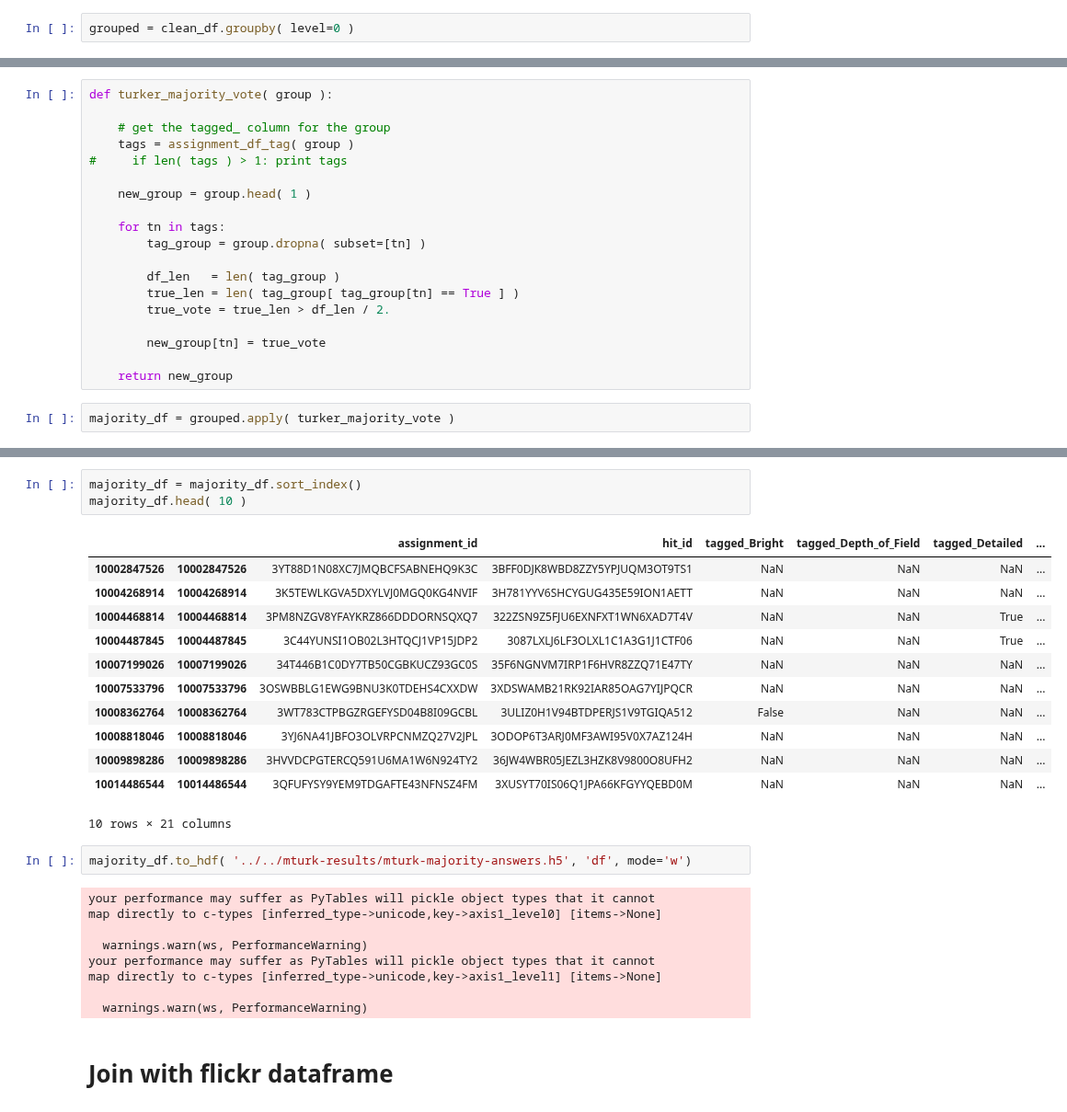
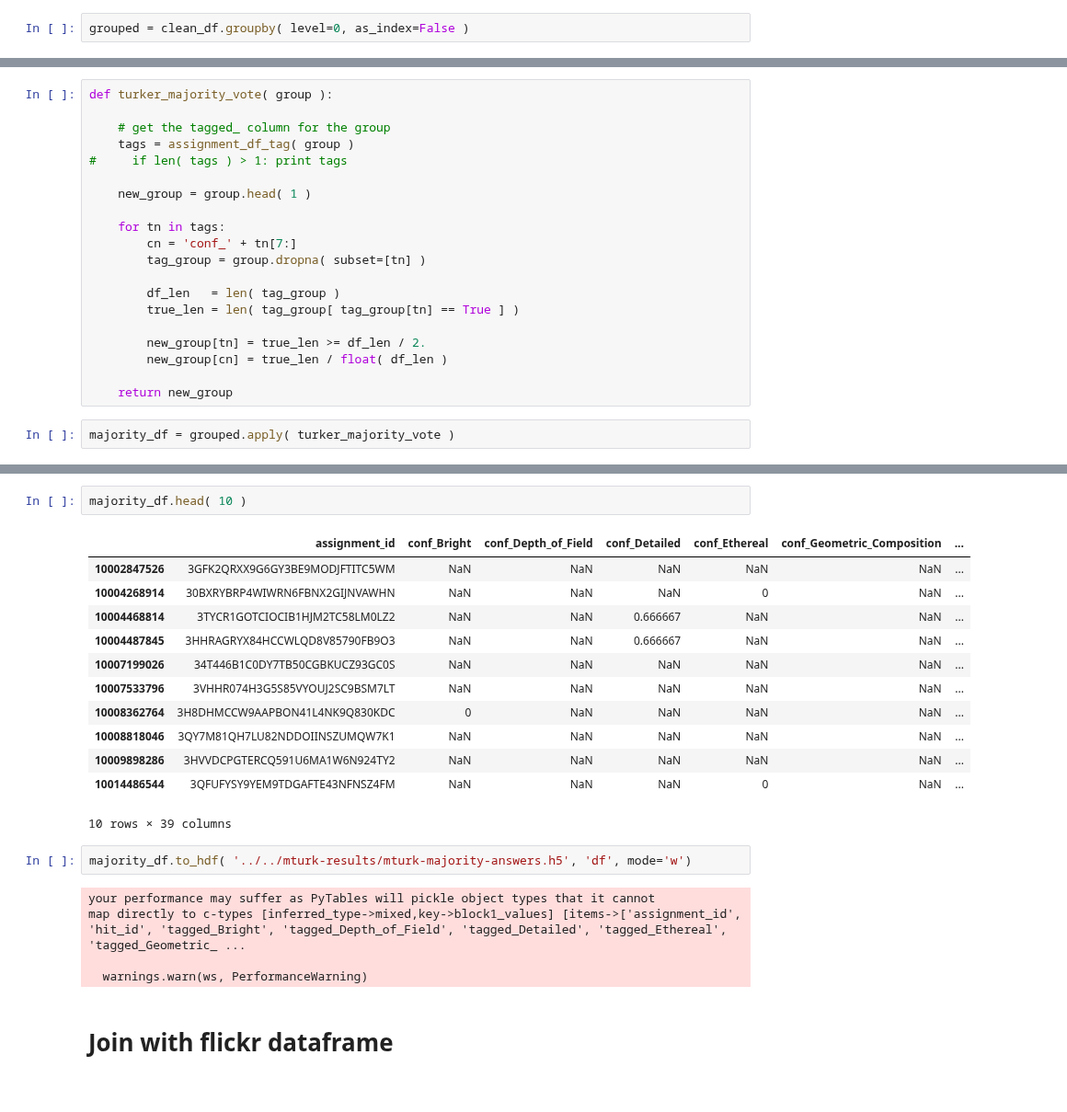
Before and after one commit to matttrent/vislab, a Jupyter notebook: notebooks/mturk_get_results.ipynb, the cells around one changed output, grey strips where cells are left out. Shown at 92% size. Cells and saved outputs as stored; diff of their text form.

```diff
--- a/notebooks/mturk_get_results.ipynb
+++ b/notebooks/mturk_get_results.ipynb
@@ -440,7 +458,7 @@ clean_df.to_hdf( '../../mturk-results/mturk-cleaned-answers.h5', 'df', mode='w')
 # %%
 clean_df = clean_df.sort_index()
 # %%
-grouped = clean_df.groupby( level=0 )
+grouped = clean_df.groupby( level=0, as_index=False )
 # %%
 print len( clean_df )
 print len( grouped )
@@ -486,13 +504,14 @@ def turker_majority_vote( group ):
     new_group = group.head( 1 )
 
     for tn in tags:
+        cn = 'conf_' + tn[7:]
         tag_group = group.dropna( subset=[tn] )
 
         df_len   = len( tag_group )
         true_len = len( tag_group[ tag_group[tn] == True ] )
-        true_vote = true_len > df_len / 2.
 
-        new_group[tn] = true_vote
+        new_group[tn] = true_len >= df_len / 2.
+        new_group[cn] = true_len / float( df_len )
 
     return new_group
 # %%
@@ -508,30 +547,25 @@ print len( clean_df.index.unique() )
 # %%
-majority_df = majority_df.sort_index()
 majority_df.head( 10 )
 # %% [output]
-|  |  | assignment_id | hit_id | tagged_Bright | tagged_Depth_of_Field | tagged_Detailed | ... |
-| 10002847526 | 10002847526 | 3YT88D1N08XC7JMQBCFSABNEHQ9K3C | 3BFF0DJK8WBD8ZZY5YPJUQM3OT9TS1 | NaN | NaN | NaN | ... |
-| 10004268914 | 10004268914 | 3K5TEWLKGVA5DXYLVJ0MGQ0KG4NVIF | 3H781YYV6SHCYGUG435E59ION1AETT | NaN | NaN | NaN | ... |
-| 10004468814 | 10004468814 | 3PM8NZGV8YFAYKRZ866DDDORNSQXQ7 | 322ZSN9Z5FJU6EXNFXT1WN6XAD7T4V | NaN | NaN | True | ... |
-| 10004487845 | 10004487845 | 3C44YUNSI1OB02L3HTQCJ1VP15JDP2 | 3087LXLJ6LF3OLXL1C1A3G1J1CTF06 | NaN | NaN | True | ... |
-| 10007199026 | 10007199026 | 34T446B1C0DY7TB50CGBKUCZ93GC0S | 35F6NGNVM7IRP1F6HVR8ZZQ71E47TY | NaN | NaN | NaN | ... |
-| 10007533796 | 10007533796 | 3OSWBBLG1EWG9BNU3K0TDEHS4CXXDW | 3XDSWAMB21RK92IAR85OAG7YIJPQCR | NaN | NaN | NaN | ... |
-| 10008362764 | 10008362764 | 3WT783CTPBGZRGEFYSD04B8I09GCBL | 3ULIZ0H1V94BTDPERJS1V9TGIQA512 | False | NaN | NaN | ... |
-| 10008818046 | 10008818046 | 3YJ6NA41JBFO3OLVRPCNMZQ27V2JPL | 3ODOP6T3ARJ0MF3AWI95V0X7AZ124H | NaN | NaN | NaN | ... |
-| 10009898286 | 10009898286 | 3HVVDCPGTERCQ591U6MA1W6N924TY2 | 36JW4WBR05JEZL3HZK8V9800O8UFH2 | NaN | NaN | NaN | ... |
-| 10014486544 | 10014486544 | 3QFUFYSY9YEM9TDGAFTE43NFNSZ4FM | 3XUSYT70IS06Q1JPA66KFGYYQEBD0M | NaN | NaN | NaN | ... |
+|  | assignment_id | conf_Bright | conf_Depth_of_Field | conf_Detailed | conf_Ethereal | conf_Geometric_Composition | ... |
+| 10002847526 | 3GFK2QRXX9G6GY3BE9MODJFTITC5WM | NaN | NaN | NaN | NaN | NaN | ... |
+| 10004268914 | 30BXRYBRP4WIWRN6FBNX2GIJNVAWHN | NaN | NaN | NaN | 0 | NaN | ... |
+| 10004468814 | 3TYCR1GOTCIOCIB1HJM2TC58LM0LZ2 | NaN | NaN | 0.666667 | NaN | NaN | ... |
+| 10004487845 | 3HHRAGRYX84HCCWLQD8V85790FB9O3 | NaN | NaN | 0.666667 | NaN | NaN | ... |
+| 10007199026 | 34T446B1C0DY7TB50CGBKUCZ93GC0S | NaN | NaN | NaN | NaN | NaN | ... |
+| 10007533796 | 3VHHR074H3G5S85VYOUJ2SC9BSM7LT | NaN | NaN | NaN | NaN | NaN | ... |
+| 10008362764 | 3H8DHMCCW9AAPBON41L4NK9Q830KDC | 0 | NaN | NaN | NaN | NaN | ... |
+| 10008818046 | 3QY7M81QH7LU82NDDOIINSZUMQW7K1 | NaN | NaN | NaN | NaN | NaN | ... |
+| 10009898286 | 3HVVDCPGTERCQ591U6MA1W6N924TY2 | NaN | NaN | NaN | NaN | NaN | ... |
+| 10014486544 | 3QFUFYSY9YEM9TDGAFTE43NFNSZ4FM | NaN | NaN | NaN | 0 | NaN | ... |
-10 rows × 21 columns
+10 rows × 39 columns
 # %%
 majority_df.to_hdf( '../../mturk-results/mturk-majority-answers.h5', 'df', mode='w')
 # %% [output]
 your performance may suffer as PyTables will pickle object types that it cannot
-map directly to c-types [inferred_type->unicode,key->axis1_level0] [items->None]
+map directly to c-types [inferred_type->mixed,key->block1_values] [items->['assignment_id', 'hit_id', 'tagged_Bright', 'tagged_Depth_of_Field', 'tagged_Detailed', 'tagged_Ethereal', 'tagged_Geometric_ ...
 
   warnings.warn(ws, PerformanceWarning)
-your performance may suffer as PyTables will pickle object types that it cannot
-map directly to c-types [inferred_type->unicode,key->axis1_level1] [items->None]
-
-  warnings.warn(ws, PerformanceWarning)
 # %% [markdown]
 # Join with flickr dataframe
 # %%
```
Also changed, not shown: parts of 22 cells of this notebook, 1 other file.
